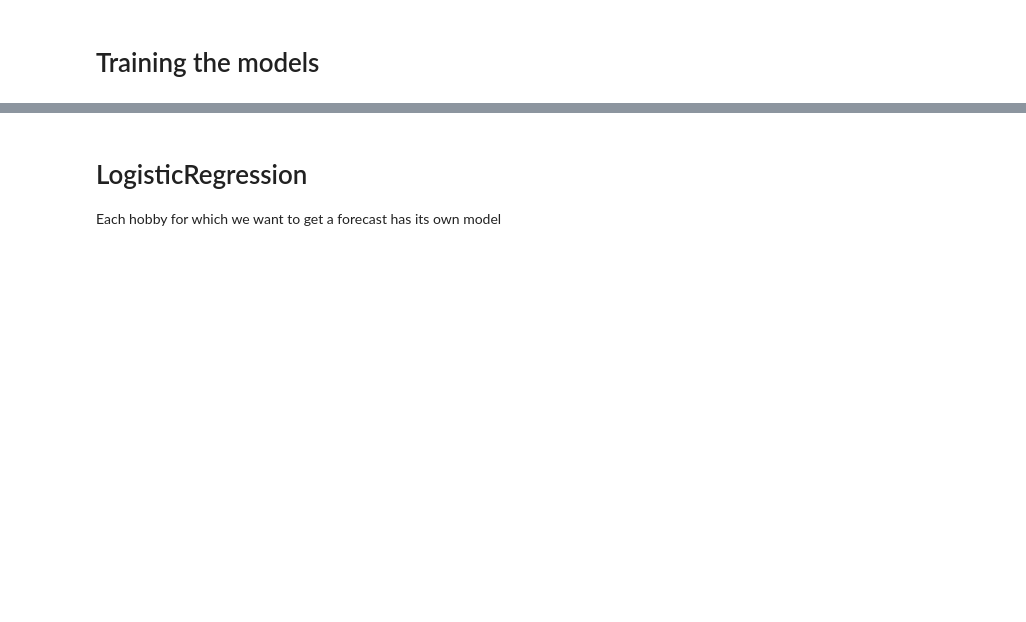
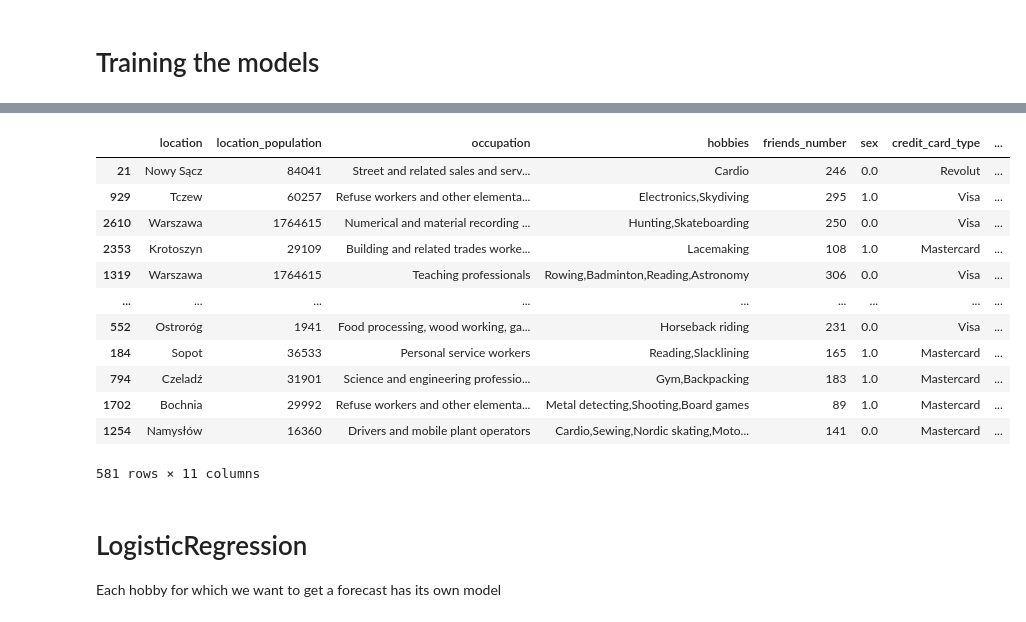
Before and after one commit to Bartoszcz28/Gym_Subscription, a Jupyter notebook: Data_Imput_hobby.ipynb, the cells around one changed output, grey strips where cells are left out. Cells and saved outputs as stored; diff of their text form; code cells hidden in the pictures; blank space fills up the shorter version.

```diff
--- a/Data_Imput_hobby.ipynb
+++ b/Data_Imput_hobby.ipynb
@@ -358,3 +374,19 @@ X_test_trans = t_function(X_test)
+# %%
+X_test
+# %% [output]
+|  | location | location_population | occupation | hobbies | friends_number | sex | credit_card_type | ... |
+| 21 | Nowy Sącz | 84041 | Street and related sales and serv... | Cardio | 246 | 0.0 | Revolut | ... |
+| 929 | Tczew | 60257 | Refuse workers and other elementa... | Electronics,Skydiving | 295 | 1.0 | Visa | ... |
+| 2610 | Warszawa | 1764615 | Numerical and material recording ... | Hunting,Skateboarding | 250 | 0.0 | Visa | ... |
+| 2353 | Krotoszyn | 29109 | Building and related trades worke... | Lacemaking | 108 | 1.0 | Mastercard | ... |
+| 1319 | Warszawa | 1764615 | Teaching professionals | Rowing,Badminton,Reading,Astronomy | 306 | 0.0 | Visa | ... |
+| ... | ... | ... | ... | ... | ... | ... | ... | ... |
+| 552 | Ostroróg | 1941 | Food processing, wood working, ga... | Horseback riding | 231 | 0.0 | Visa | ... |
+| 184 | Sopot | 36533 | Personal service workers | Reading,Slacklining | 165 | 1.0 | Mastercard | ... |
+| 794 | Czeladź | 31901 | Science and engineering professio... | Gym,Backpacking | 183 | 1.0 | Mastercard | ... |
+| 1702 | Bochnia | 29992 | Refuse workers and other elementa... | Metal detecting,Shooting,Board games | 89 | 1.0 | Mastercard | ... |
+| 1254 | Namysłów | 16360 | Drivers and mobile plant operators | Cardio,Sewing,Nordic skating,Moto... | 141 | 0.0 | Mastercard | ... |
+581 rows × 11 columns
 # %% [markdown]
 # LogisticRegression
 
```
Also changed, not shown: parts of 3 cells of this notebook, 1 other file.
